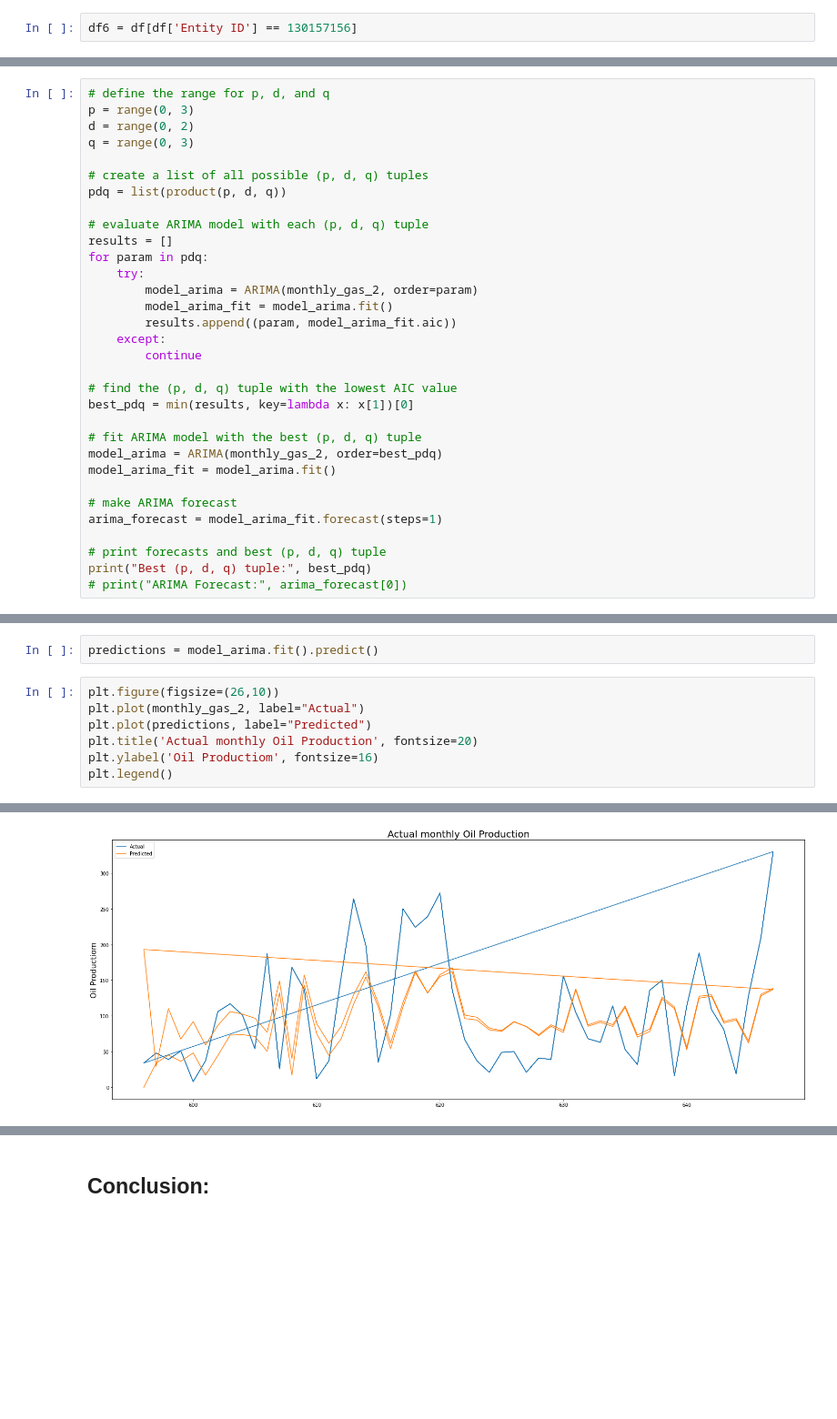
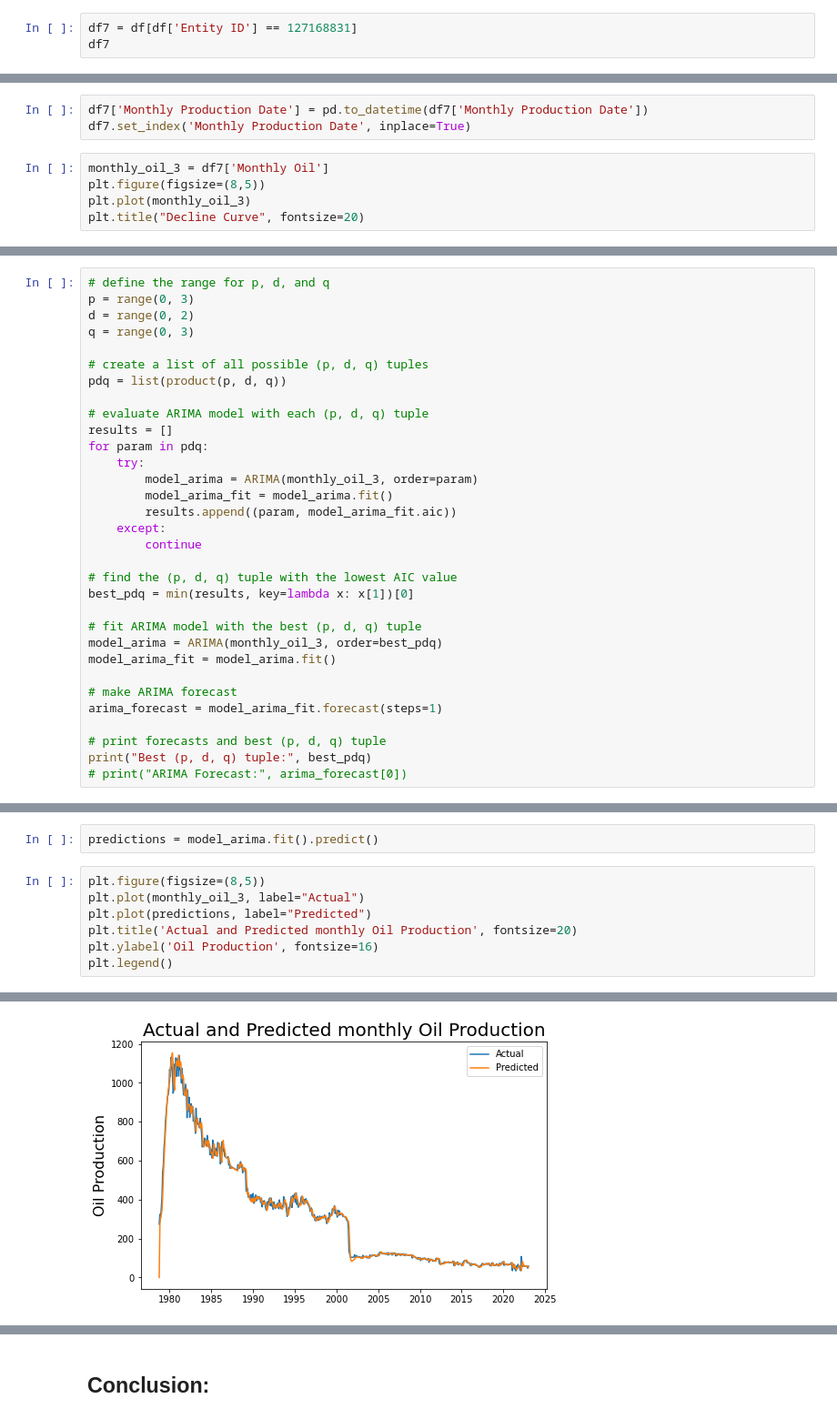
Before and after one commit to ManishRawat07/PETR6397-Final-Project-Oil-Production-Forecasting-using-Machine-Learning, a Jupyter notebook: Oil Production forecasting.ipynb, the cells around one changed output, grey strips where cells are left out. Shown at 91% size. Drawn from its saved outputs; the diff is of its cells as text; blank space fills up the shorter version.

```diff
--- a/Oil Production forecasting.ipynb
+++ b/Oil Production forecasting.ipynb
@@ -798,2 +857,3 @@ plt.legend()
 # %%
-df6 = df[df['Entity ID'] == 130157156]
+df7 = df[df['Entity ID'] == 127168831]
+df7
@@ -806,0 +874,8 @@ plt.plot(monthly_gas_2)
+# %%
+df7['Monthly Production Date'] = pd.to_datetime(df7['Monthly Production Date'])
+df7.set_index('Monthly Production Date', inplace=True)
+# %%
+monthly_oil_3 = df7['Monthly Oil']
+plt.figure(figsize=(8,5))
+plt.plot(monthly_oil_3)
+plt.title("Decline Curve", fontsize=20)
@@ -817,7 +911,7 @@ pdq = list(product(p, d, q))
 results = []
 for param in pdq:
     try:
-        model_arima = ARIMA(monthly_gas_2, order=param)
+        model_arima = ARIMA(monthly_oil_3, order=param)
         model_arima_fit = model_arima.fit()
         results.append((param, model_arima_fit.aic))
     except:
@@ -827,7 +921,7 @@ for param in pdq:
 best_pdq = min(results, key=lambda x: x[1])[0]
 
 # fit ARIMA model with the best (p, d, q) tuple
-model_arima = ARIMA(monthly_gas_2, order=best_pdq)
+model_arima = ARIMA(monthly_oil_3, order=best_pdq)
 model_arima_fit = model_arima.fit()
 
 # make ARIMA forecast
@@ -841,12 +935,12 @@ Best (p, d, q) tuple: (0, 1, 2)
 # %%
 predictions = model_arima.fit().predict()
 # %%
-plt.figure(figsize=(26,10))
-plt.plot(monthly_gas_2, label="Actual")
+plt.figure(figsize=(8,5))
+plt.plot(monthly_oil_3, label="Actual")
 plt.plot(predictions, label="Predicted")
-plt.title('Actual monthly Oil Production', fontsize=20)
-plt.ylabel('Oil Productiom', fontsize=16)
+plt.title('Actual and Predicted monthly Oil Production', fontsize=20)
+plt.ylabel('Oil Production', fontsize=16)
 plt.legend()
 # %% [output]
 <matplotlib.legend.Legend at 0x...>
-[figure, old version]
+[figure, new version]
```
Also changed, not shown: parts of 51 cells of this notebook.
